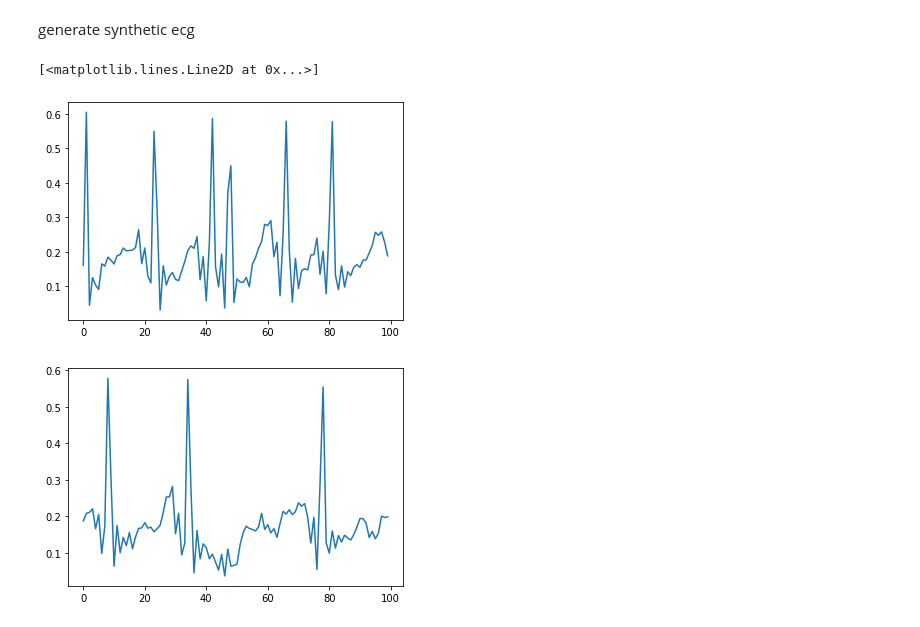
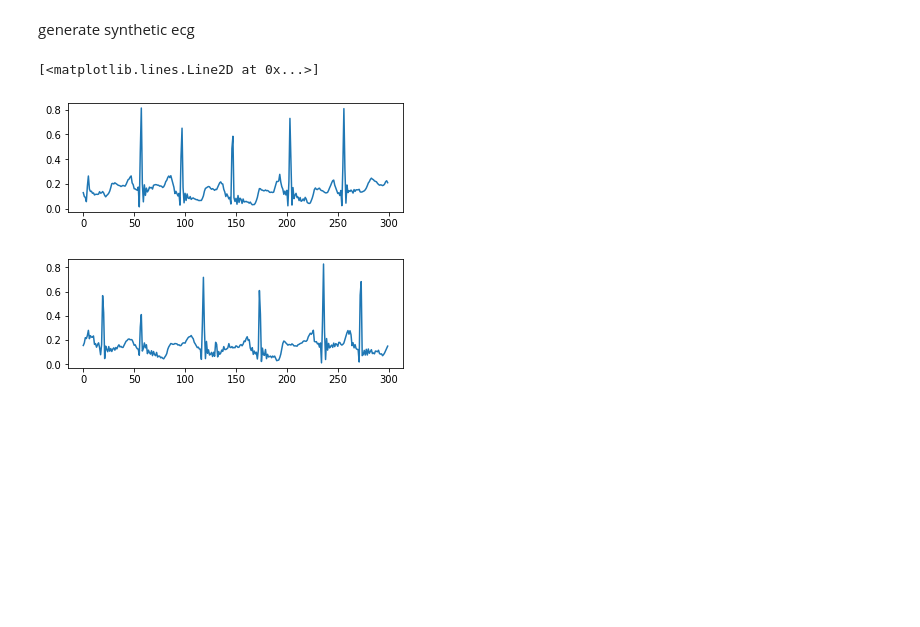
Before and after one commit to abbasloo/dnnHealth, a Jupyter notebook: ecgGAN.ipynb, the cells around one changed output. Saved outputs shown, nothing was run; the diff lists cells and outputs as text; code cells hidden in the pictures; blank space fills up the shorter version.

```diff
--- a/ecgGAN.ipynb
+++ b/ecgGAN.ipynb
@@ -18,11 +18,11 @@ for file in glob.glob('MLII/1 NSR/*.mat'):
     arr.append(file)
 arr = sorted(arr, key=lambda x:x[:])
 
-l = 4 #283
-w = 1000 #3600
-st = 10
-hwm = 256
-stride = 10
+l = 8 #283
+w = 1500 #3600
+st = 20
+hwm = 128
+stride = 5
 data = []
 
 for i in range(l):
@@ -44,7 +44,7 @@ data = signal.decimate(np.asarray(data).reshape(len(data), w, 1), stride, axis=1
 seq_in = np.copy(data)
 print (seq_in.shape)
 
-for i in range(0, len(seq_in), 128):
+for i in range(0, len(seq_in), hwm):
 
     plt.figure(figsize=(6, 2))
     plt.plot(seq_in[i, :, 0])
@@ -82,7 +82,7 @@ class GAN():
 
         self.seq_length = rows
         self.channels = channels
-        self.latent_dim = 10
+        self.latent_dim = 100
         self.critic_loss = []
         self.gen_loss = []
         self.clip_value = 0.1
@@ -104,11 +104,11 @@ class GAN():
     def build_critic(self):
 
         model = Sequential()
-        model.add(Conv1D(filters=64, kernel_size=3, strides=2, padding='same'))
+        model.add(Conv1D(filters=64, kernel_size=6, strides=3, padding='same'))
         model.add(BatchNormalization(momentum=0.8))
         model.add(LeakyReLU(alpha=0.2))
         model.add(Dropout(0.4))
-        model.add(Conv1D(filters=128, kernel_size=3, strides=2, padding='same'))
+        model.add(Conv1D(filters=128, kernel_size=6, strides=3, padding='same'))
         model.add(BatchNormalization(momentum=0.8))
         model.add(LeakyReLU(alpha=0.2))
         model.add(Dropout(0.4))
@@ -127,14 +127,14 @@ class GAN():
         model.add(Dense(l*128, activation='relu', input_dim=self.latent_dim))
         model.add(Reshape((l, 128)))
         model.add(UpSampling1D(2))
-        model.add(Conv1D(128, kernel_size=3, padding='same'))
+        model.add(Conv1D(128, kernel_size=6, padding='same'))
         model.add(BatchNormalization(momentum=0.8))
         model.add(Activation('relu'))
         model.add(UpSampling1D(2))
-        model.add(Conv1D(64, kernel_size=3, padding='same'))
+        model.add(Conv1D(64, kernel_size=6, padding='same'))
         model.add(BatchNormalization(momentum=0.8))
         model.add(Activation('relu'))
-        model.add(Conv1D(self.channels, kernel_size=3, padding='same'))
+        model.add(Conv1D(self.channels, kernel_size=6, padding='same'))
         model.add(Activation('sigmoid'))
 
         noise = Input(shape=(self.latent_dim,))
@@ -189,6 +189,6 @@ class GAN():
         plt.close()
 # %%
 gan = GAN(rows=seq_in.shape[1], channels=seq_in.shape[2])
-gan.train(epochs=4000, batch_size=64, sample_interval=100)
+gan.train(epochs=10000, batch_size=64, sample_interval=100)
 # %% [output]
 WARNING: Logging before flag parsing goes to stderr.
@@ -233,11 +233,11 @@ generate synthetic ecg
 # %%
 noise = np.random.normal(0, 1, (2, gan.latent_dim))
 gen_seqs = gan.generator.predict(noise).reshape(2, gan.seq_length)
-plt.figure()
+plt.figure(figsize=(6, 2))
 plt.plot(gen_seqs[0])
-plt.figure()
+plt.figure(figsize=(6, 2))
 plt.plot(gen_seqs[1])
 # %% [output]
 [<matplotlib.lines.Line2D at 0x...>]
-[figure, old version]
+[figure, new version]
-[figure, old version]
+[figure, new version]
```
Also changed, not shown: parts of 2 cells of this notebook.
